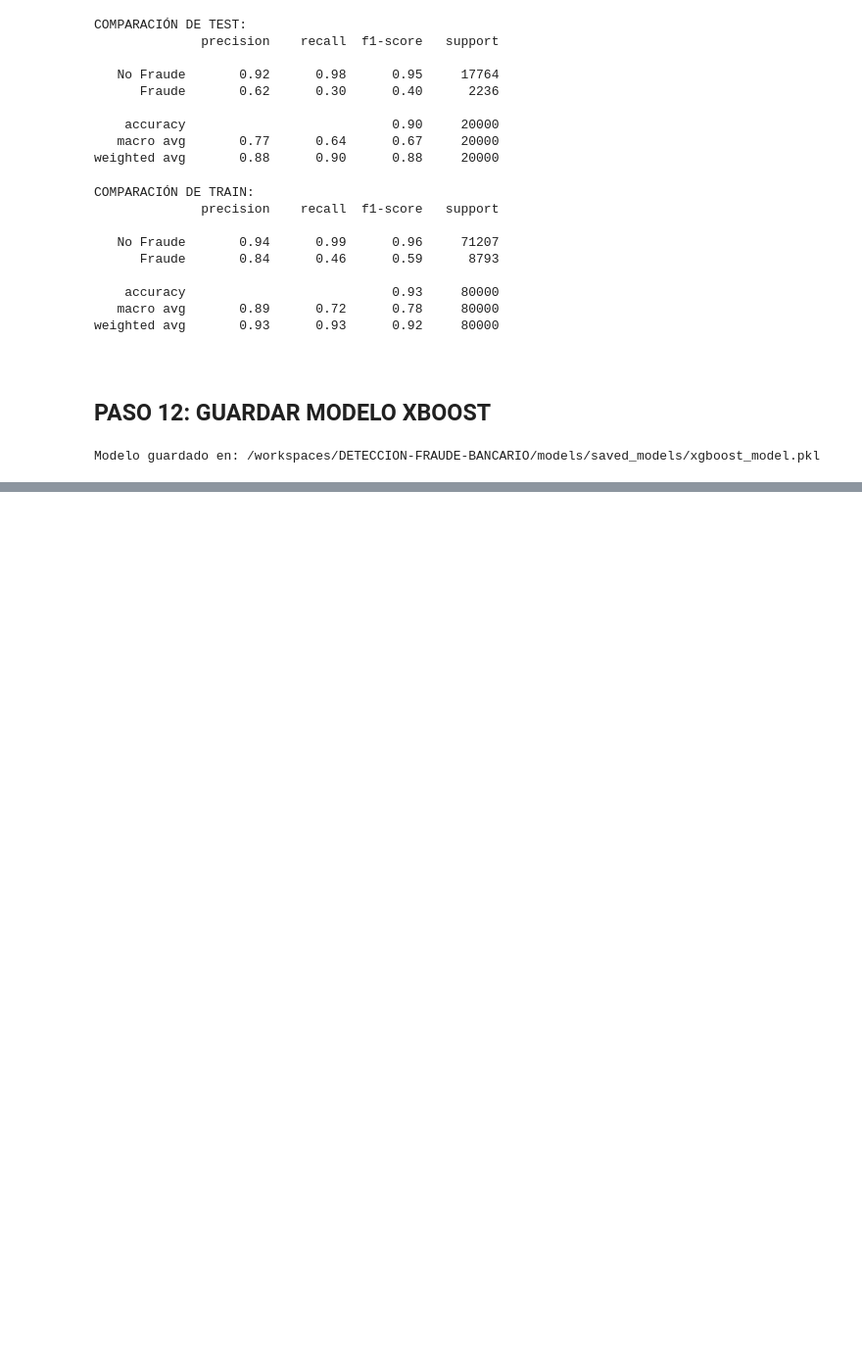
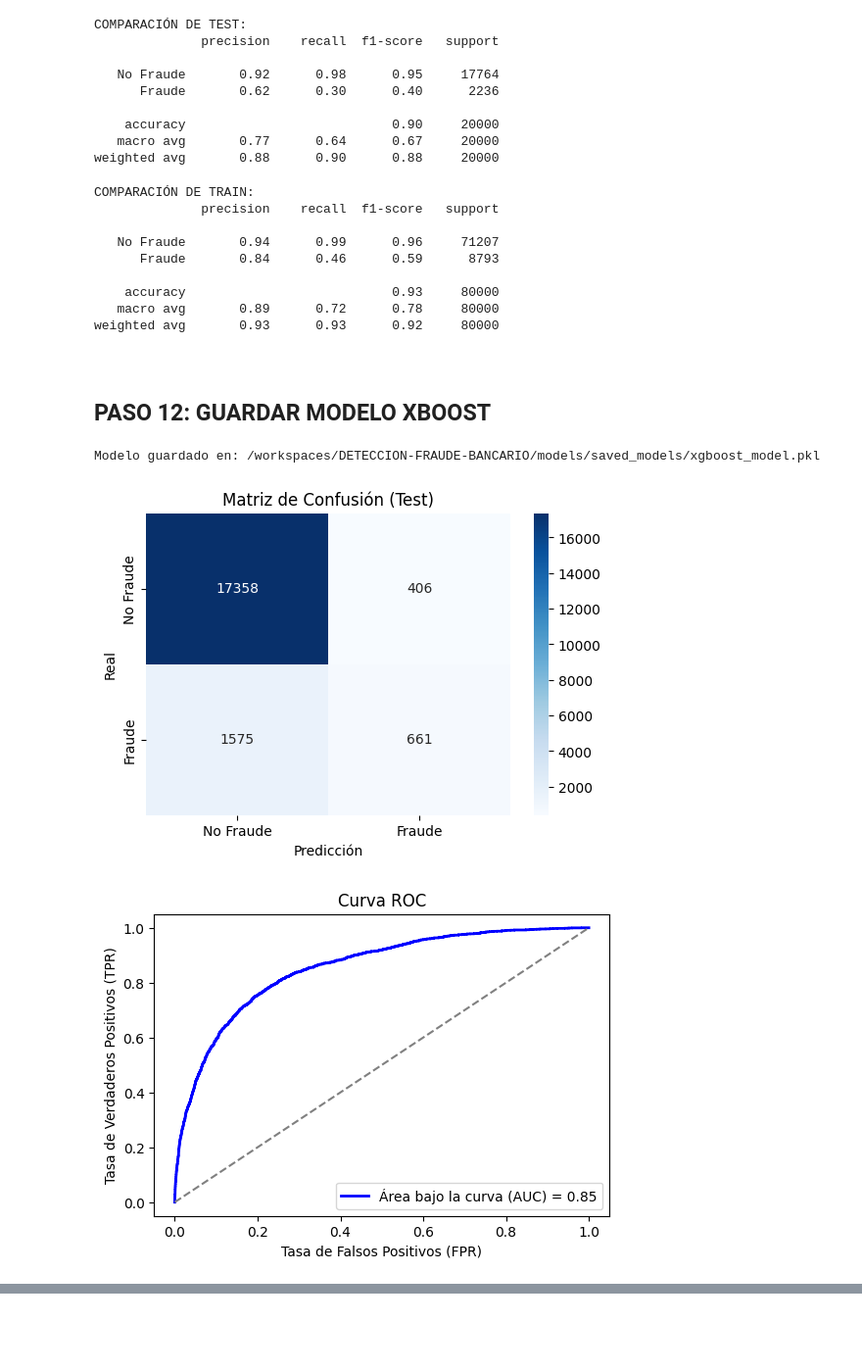
Before and after one commit to Jorge3127/DETECCION-FRAUDE-BANCARIO, a Jupyter notebook: models/XBOOST.ipynb, the cells around one changed output, grey strips where cells are left out. Shown at 98% size. Drawn from its saved outputs; the diff is of its cells as text; code cells hidden in the pictures; blank space fills up the shorter version.

```diff
--- a/models/XBOOST.ipynb
+++ b/models/XBOOST.ipynb
@@ -307,3 +310,45 @@ joblib.dump(model_xgb, model_filename)
 print(f"Modelo guardado en: {model_filename}")
 # %% [output]
 Modelo guardado en: /workspaces/DETECCION-FRAUDE-BANCARIO/models/saved_models/xgboost_model.pkl
+# %%
+import matplotlib.pyplot as plt
+import seaborn as sns
+from sklearn.metrics import confusion_matrix, roc_curve, auc
+
+# 1. Matriz de confusión para el conjunto de prueba
+conf_matrix = confusion_matrix(y_test, y_pred_xgb)
+
+plt.figure(figsize=(6, 4))
+sns.heatmap(conf_matrix, annot=True, fmt="d", cmap="Blues", xticklabels=['No Fraude', 'Fraude'], yticklabels=['No Fraude', 'Fraude'])
+plt.xlabel("Predicción")
+plt.ylabel("Real")
+plt.title("Matriz de Confusión (Test)")
+plt.show()
+
+# 2. Curva ROC y AUC
+y_prob_xgb = model_xgb.predict_proba(X_test_sel)[:, 1]  # Probabilidades para la clase positiva (fraude)
+fpr, tpr, _ = roc_curve(y_test, y_prob_xgb)
+roc_auc = auc(fpr, tpr)
+
+plt.figure(figsize=(6, 4))
+plt.plot(fpr, tpr, color='blue', lw=2, label=f'Área bajo la curva (AUC) = {roc_auc:.2f}')
+plt.plot([0, 1], [0, 1], color='gray', linestyle='--')
+plt.xlabel('Tasa de Falsos Positivos (FPR)')
+plt.ylabel('Tasa de Verdaderos Positivos (TPR)')
+plt.title('Curva ROC')
+plt.legend(loc="lower right")
+plt.show()
+
+# 3. Importancia de características
+feature_importance = model_xgb.feature_importances_
+features = X_train_sel.columns
+
+plt.figure(figsize=(8, 6))
+sns.barplot(x=feature_importance, y=features, palette="viridis")
+plt.xlabel("Importancia")
+plt.ylabel("Características")
+plt.title("Importancia de las Características (XGBoost)")
+plt.show()
+# %% [output]
+[figure, added]
+[figure, added]
```
Also changed, not shown: parts of 3 cells of this notebook, 8 other files.
